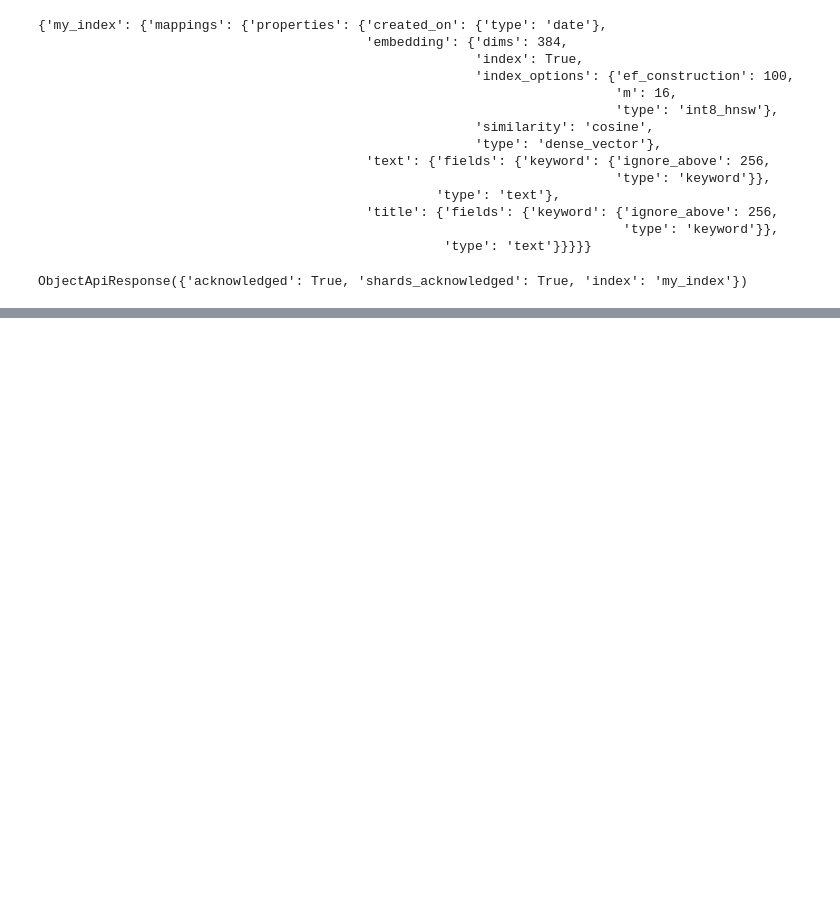
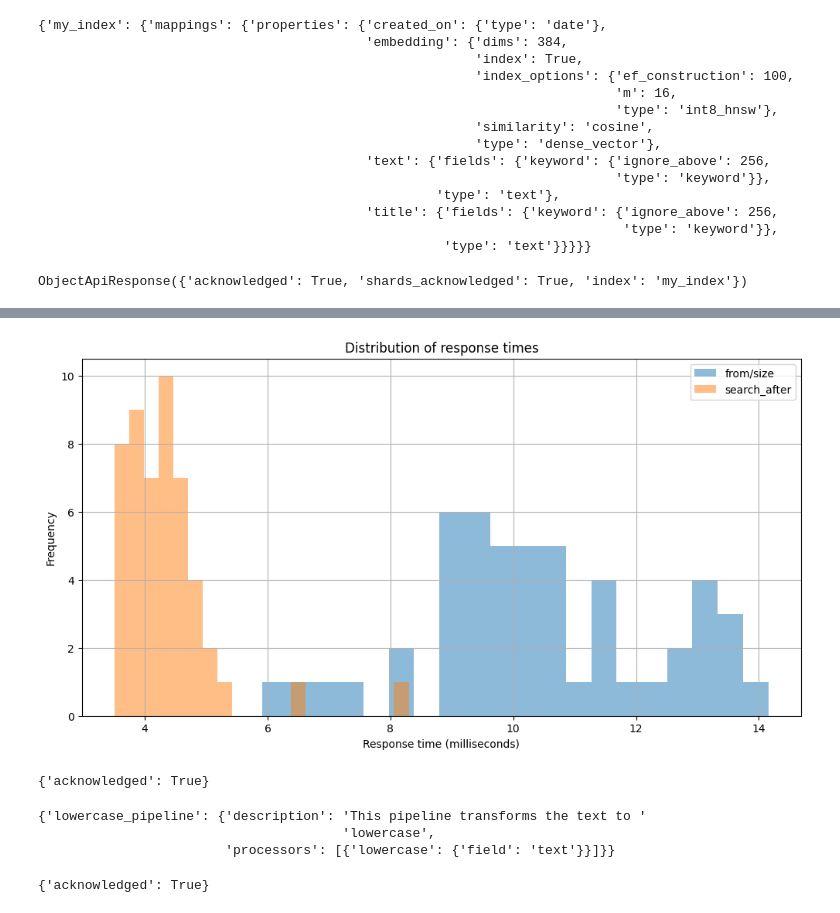
Before and after one commit to Anhtt9x/Elastic_Search, a Jupyter notebook: create_index.ipynb, the cells around one changed output, grey strips where cells are left out. Cells and saved outputs as stored; diff of their text form; code cells hidden in the pictures; blank space fills up the shorter version.

```diff
--- a/create_index.ipynb
+++ b/create_index.ipynb
@@ -1195,0 +1412,27 @@ pprint(response.body)
+# %%
+import time
+from tqdm import tqdm
+
+def test_from_size_pagination(es, index_name, page_size=100, max_pages=50):
+    timings = []
+
+    for page in tqdm(range(max_pages)):
+        start_time = time.time()
+
+        _ = es.search(
+            index = index_name,
+            body = {
+                "from": page * page_size,
+                "size": page_size,
+                "sort": [
+                    {"timestamp": "desc"},
+                    {"id": "desc"}
+                ]
+            }
+        )
+
+        end_time = time.time()
+        final_time = (end_time - start_time) *1000
+        timings.append((page + 1,final_time))
+
+    return timings
@@ -1195,0 +1518,45 @@ pprint(response.body)
+# %%
+plt.figure(figsize=(12,6))
+_, times_from_size = zip(*from_size_timings)
+_, times_search_after = zip(*times_search_after)
+
+plt.hist(times_from_size,alpha=0.5,label="from/size",bins=20)
+plt.hist(times_search_after,alpha=0.5, label="search_after", bins=20)
+plt.xlabel("Response time (milliseconds)")
+plt.ylabel("Frequency")
+plt.title("Distribution of response times")
+plt.legend()
+plt.grid(True)
+plt.show()
+# %% [output]
+[figure, added]
+# %%
+response = es.ingest.put_pipeline(
+    id='lowercase_pipeline',
+    description="This pipeline transforms the text to lowercase",
+    processors=[
+        {
+            "lowercase": {
+                "field":"text"
+            }
+        }
+    ]
+)
+
+pprint(response.body)
+# %% [output]
+{'acknowledged': True}
+# %%
+response = es.ingest.get_pipeline(
+    id="lowercase_pipeline"
+)
+pprint(response.body)
+# %% [output]
+{'lowercase_pipeline': {'description': 'This pipeline transforms the text to '
+                                       'lowercase',
+                        'processors': [{'lowercase': {'field': 'text'}}]}}
+# %%
+response = es.ingest.delete_pipeline(id="lowercase_pipeline")
+pprint(response.body)
+# %% [output]
+{'acknowledged': True}
```
Also changed, not shown: parts of 58 cells of this notebook, 1 other file.
